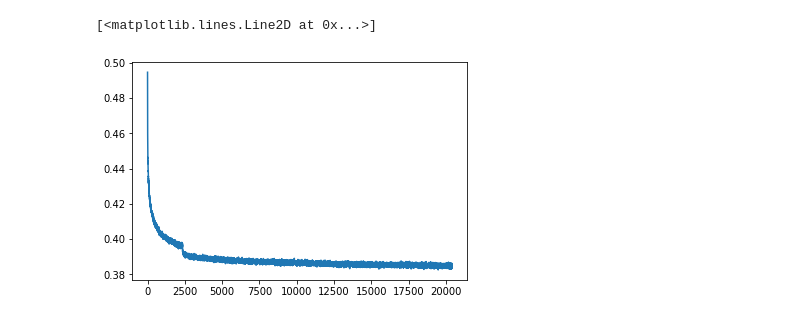
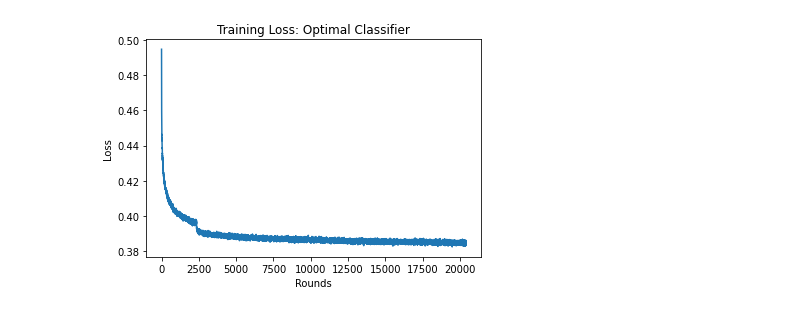
Before and after one commit to tsy19/FAN, a Jupyter notebook: data/OptimalClassifier/plot_loss.ipynb, the cells around one changed output. Drawn from its saved outputs; the diff is of its cells as text; code cells hidden in the pictures.

```diff
--- a/data/OptimalClassifier/plot_loss.ipynb
+++ b/data/OptimalClassifier/plot_loss.ipynb
@@ -7,8 +7,11 @@ with open('loss.txt', 'r') as file:
 
 # Remove any newline characters from the list
 data = [float(line.strip()) for line in data]
-# %%
-plt.plot(data)
-# %% [output]
-[<matplotlib.lines.Line2D at 0x...>]
-[figure, removed]
+# %%
+plt.plot(data)
+plt.title("Training Loss: Optimal Classifier")
+plt.xlabel("Rounds")
+plt.ylabel("Loss")
+plt.savefig("loss_h_star.png")
+# %% [output]
+[figure, added]
```
Also changed, not shown: 2 other files.
